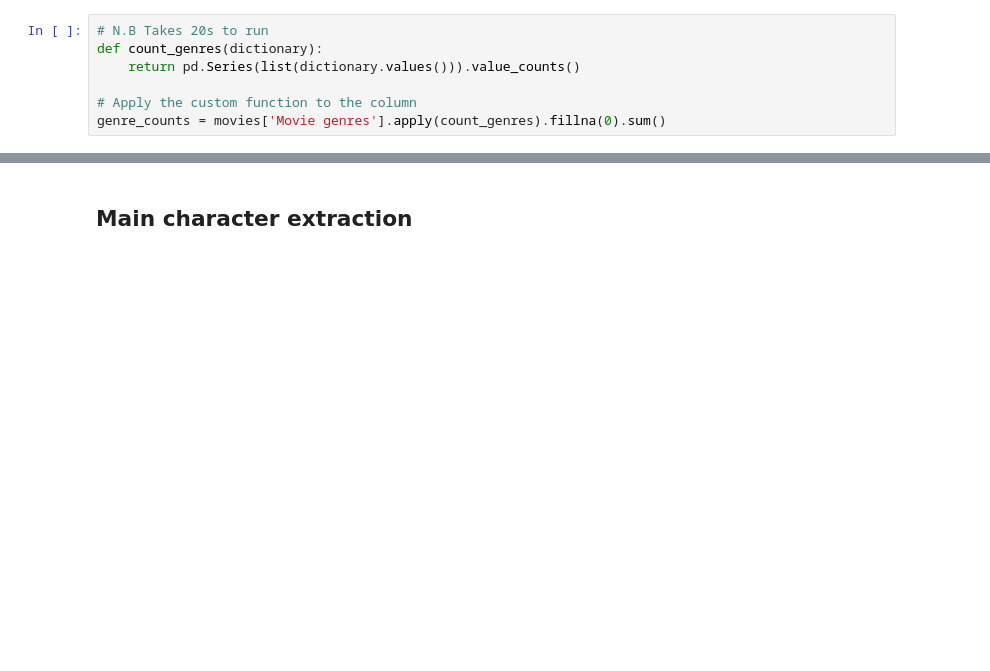
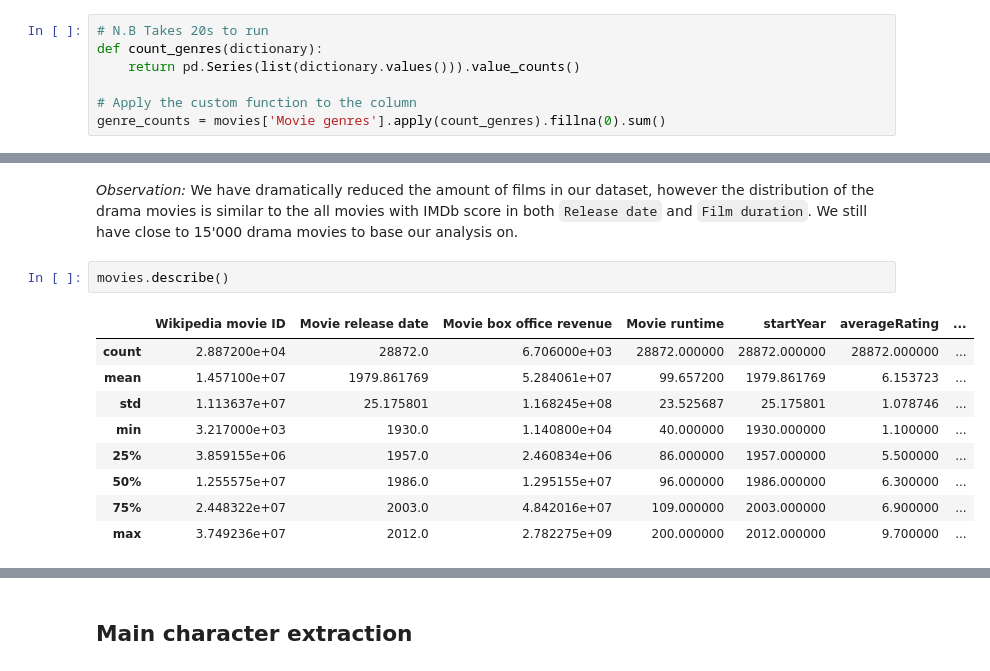
Before and after one commit to epfl-ada/ada-2023-project-dromadaire, a Jupyter notebook: P2.ipynb, the cells around one changed output, grey strips where cells are left out. Saved outputs shown, nothing was run; the diff lists cells and outputs as text; blank space fills up the shorter version.

```diff
--- a/P2.ipynb
+++ b/P2.ipynb
@@ -292,0 +358,14 @@ This is more what we where expecting, an exponential growth in films, exploding
+# %% [markdown]
+*Observation:* We have dramatically reduced the amount of films in our dataset, however the distribution of the drama movies is similar to the all movies with IMDb score in both `Release date` and `Film duration`. We still have close to 15'000 drama movies to base our analysis on.
+# %%
+movies.describe()
+# %% [output]
+|  | Wikipedia movie ID | Movie release date | Movie box office revenue | Movie runtime | startYear | averageRating | ... |
+| count | 2.887200e+04 | 28872.0 | 6.706000e+03 | 28872.000000 | 28872.000000 | 28872.000000 | ... |
+| mean | 1.457100e+07 | 1979.861769 | 5.284061e+07 | 99.657200 | 1979.861769 | 6.153723 | ... |
+| std | 1.113637e+07 | 25.175801 | 1.168245e+08 | 23.525687 | 25.175801 | 1.078746 | ... |
+| min | 3.217000e+03 | 1930.0 | 1.140800e+04 | 40.000000 | 1930.000000 | 1.100000 | ... |
+| 25% | 3.859155e+06 | 1957.0 | 2.460834e+06 | 86.000000 | 1957.000000 | 5.500000 | ... |
+| 50% | 1.255575e+07 | 1986.0 | 1.295155e+07 | 96.000000 | 1986.000000 | 6.300000 | ... |
+| 75% | 2.448322e+07 | 2003.0 | 4.842016e+07 | 109.000000 | 2003.000000 | 6.900000 | ... |
+| max | 3.749236e+07 | 2012.0 | 2.782275e+09 | 200.000000 | 2012.000000 | 9.700000 | ... |
```
Also changed, not shown: parts of 31 cells of this notebook.
